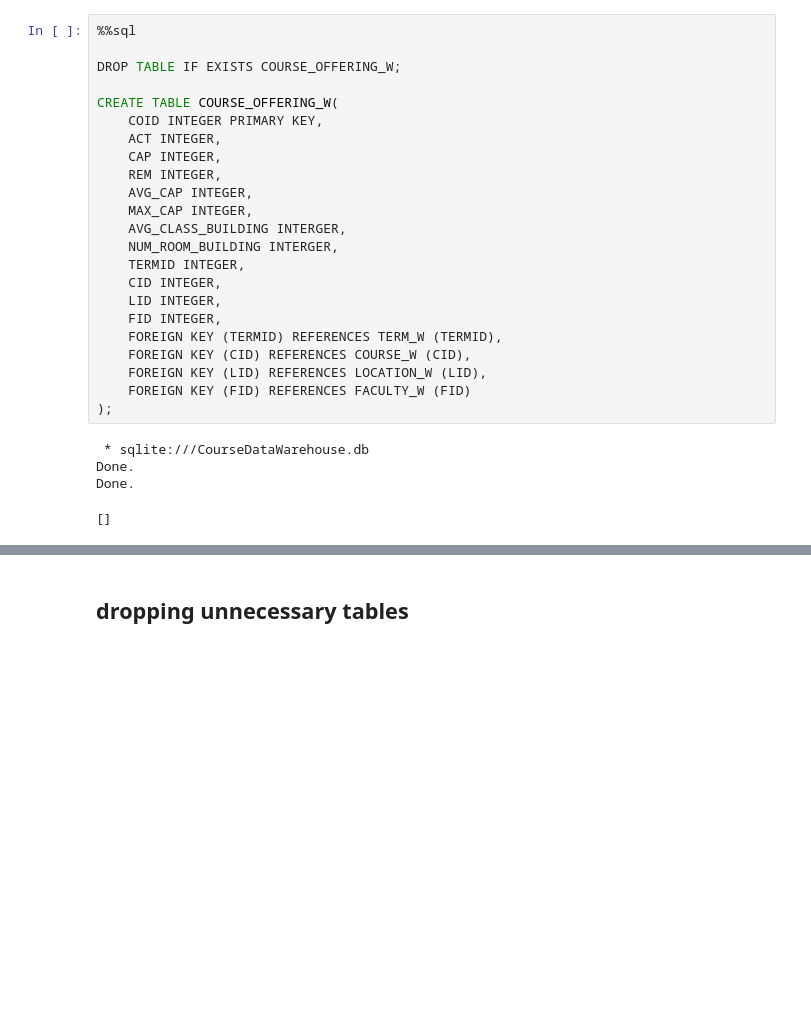
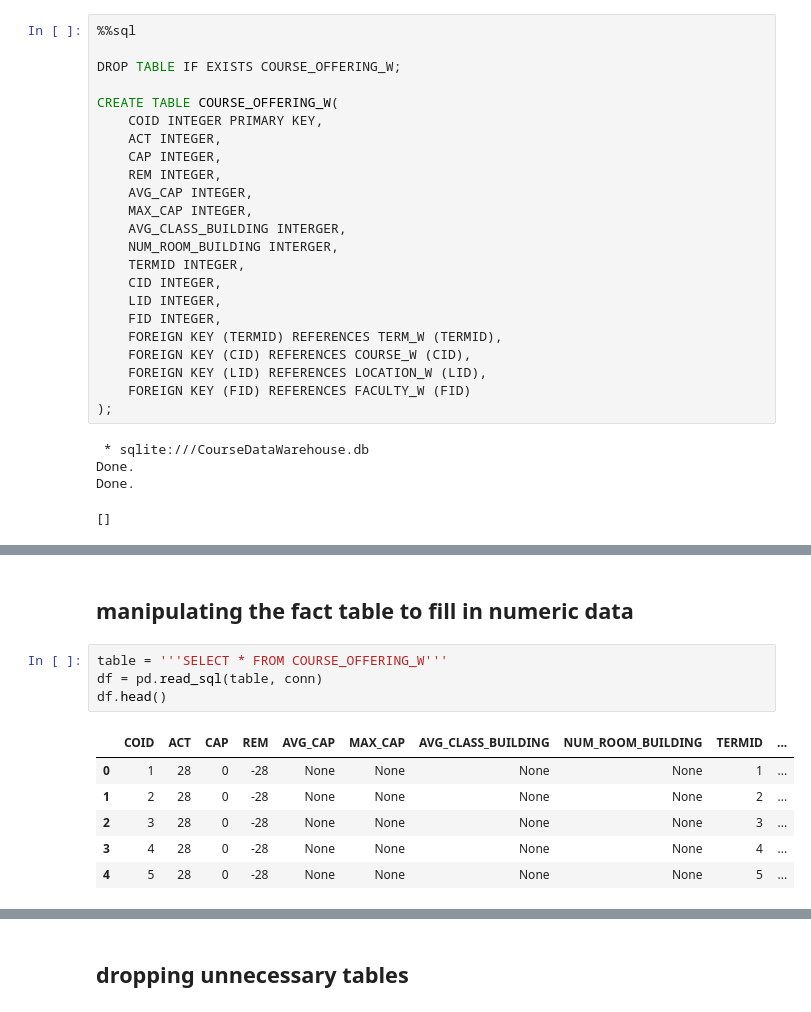
Before and after one commit to fairfield-university-ba-510-spring2019/final-project-back-row-squad, a Jupyter notebook: CourseDataWarehouseDemo.ipynb, the cells around one changed output, grey strips where cells are left out. Cells and saved outputs as stored; diff of their text form; blank space fills up the shorter version.

```diff
--- a/CourseDataWarehouseDemo.ipynb
+++ b/CourseDataWarehouseDemo.ipynb
@@ -200,0 +256,13 @@ Done.
+# %% [markdown]
+## manipulating the fact table to fill in numeric data
+# %%
+table = '''SELECT * FROM COURSE_OFFERING_W'''
+df = pd.read_sql(table, conn)
+df.head()
+# %% [output]
+|  | COID | ACT | CAP | REM | AVG_CAP | MAX_CAP | AVG_CLASS_BUILDING | NUM_ROOM_BUILDING | TERMID | ... |
+| 0 | 1 | 28 | 0 | -28 | None | None | None | None | 1 | ... |
+| 1 | 2 | 28 | 0 | -28 | None | None | None | None | 2 | ... |
+| 2 | 3 | 28 | 0 | -28 | None | None | None | None | 3 | ... |
+| 3 | 4 | 28 | 0 | -28 | None | None | None | None | 4 | ... |
+| 4 | 5 | 28 | 0 | -28 | None | None | None | None | 5 | ... |
```
Also changed, not shown: parts of 15 cells of this notebook, 1 other file.
